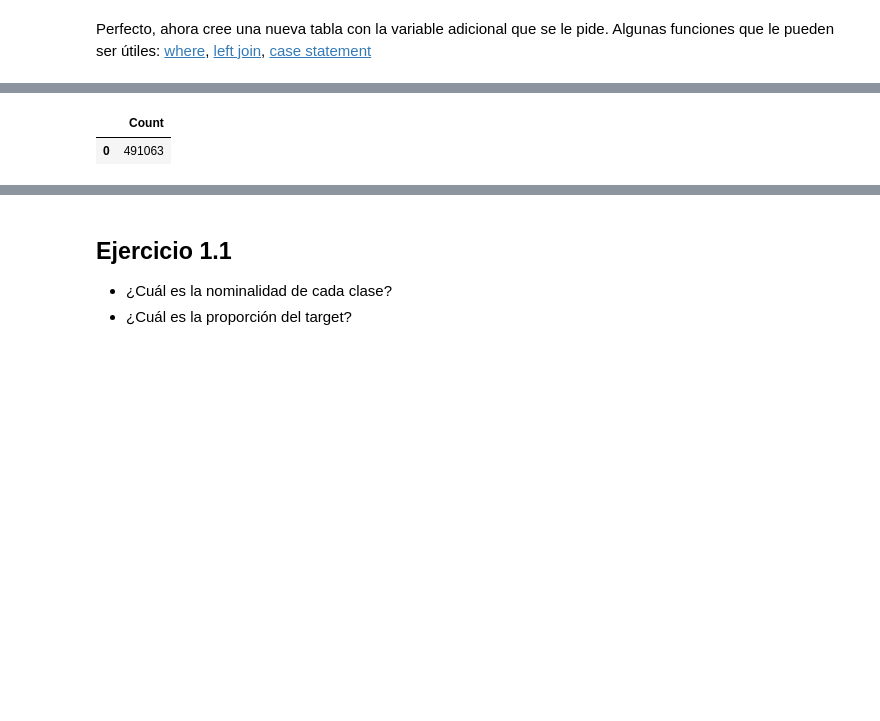
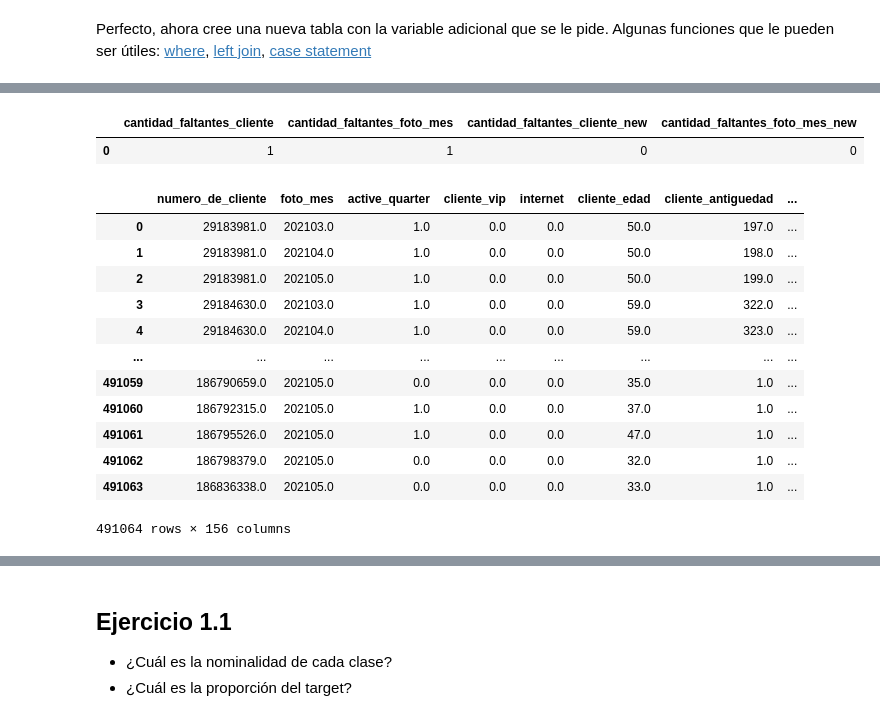
Before and after one commit to UribeAlejandro/dmeyf2023, a Jupyter notebook: src/monday/z101_target_sql.ipynb, the cells around one changed output, grey strips where cells are left out. Saved outputs shown, nothing was run; the diff lists cells and outputs as text; code cells hidden in the pictures; blank space fills up the shorter version.

```diff
--- a/src/monday/z101_target_sql.ipynb
+++ b/src/monday/z101_target_sql.ipynb
@@ -98,10 +199,32 @@ Perfecto, ahora cree una nueva tabla con la variable adicional que se le pide. A
+# %%
+%%sql
+SELECT
+    COUNT(*) - COUNT(numero_de_cliente) AS cantidad_faltantes_cliente,
+    COUNT(*) - COUNT(foto_mes) AS cantidad_faltantes_foto_mes,
+
+    COUNT(*) - COUNT(numero_de_cliente_new) AS cantidad_faltantes_cliente_new,
+    COUNT(*) - COUNT(foto_mes_new) AS cantidad_faltantes_foto_mes_new
+FROM competencia_01
+LIMIT 100
+# %% [output]
+|  | cantidad_faltantes_cliente | cantidad_faltantes_foto_mes | cantidad_faltantes_cliente_new | cantidad_faltantes_foto_mes_new |
+| 0 | 1 | 1 | 0 | 0 |
 # %%
 %%sql
-CREATE OR REPLACE TABLE competencia_01 AS
 SELECT
-    C.*,
-    1 AS clase_ternaria
-FROM competencia_01 AS C
+    *
+FROM competencia_01
 # %% [output]
-|  | Count |
-| 0 | 491063 |
+|  | numero_de_cliente | foto_mes | active_quarter | cliente_vip | internet | cliente_edad | cliente_antiguedad | ... |
+| 0 | 29183981.0 | 202103.0 | 1.0 | 0.0 | 0.0 | 50.0 | 197.0 | ... |
+| 1 | 29183981.0 | 202104.0 | 1.0 | 0.0 | 0.0 | 50.0 | 198.0 | ... |
+| 2 | 29183981.0 | 202105.0 | 1.0 | 0.0 | 0.0 | 50.0 | 199.0 | ... |
+| 3 | 29184630.0 | 202103.0 | 1.0 | 0.0 | 0.0 | 59.0 | 322.0 | ... |
+| 4 | 29184630.0 | 202104.0 | 1.0 | 0.0 | 0.0 | 59.0 | 323.0 | ... |
+| ... | ... | ... | ... | ... | ... | ... | ... | ... |
+| 491059 | 186790659.0 | 202105.0 | 0.0 | 0.0 | 0.0 | 35.0 | 1.0 | ... |
+| 491060 | 186792315.0 | 202105.0 | 1.0 | 0.0 | 0.0 | 37.0 | 1.0 | ... |
+| 491061 | 186795526.0 | 202105.0 | 1.0 | 0.0 | 0.0 | 47.0 | 1.0 | ... |
+| 491062 | 186798379.0 | 202105.0 | 0.0 | 0.0 | 0.0 | 32.0 | 1.0 | ... |
+| 491063 | 186836338.0 | 202105.0 | 0.0 | 0.0 | 0.0 | 33.0 | 1.0 | ... |
+491064 rows × 156 columns
```
Also changed, not shown: parts of 20 cells of this notebook, 8 other files.
